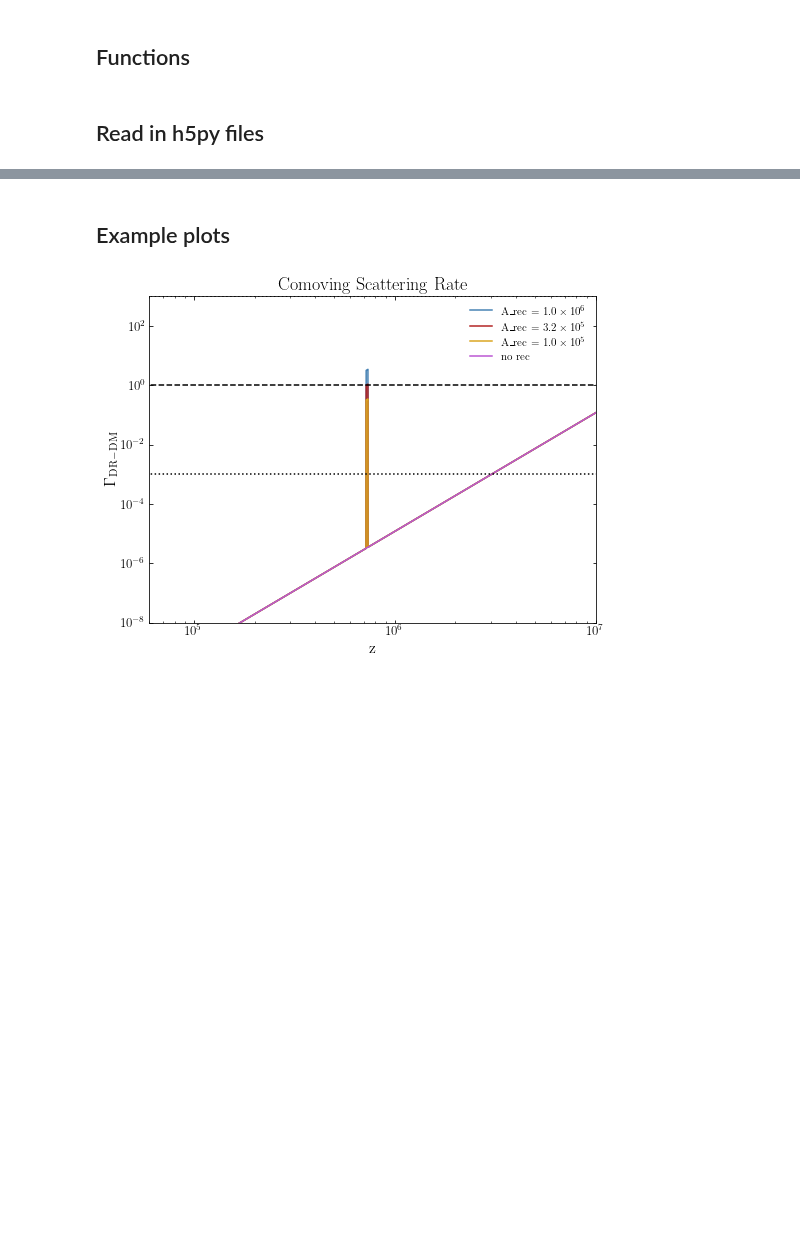
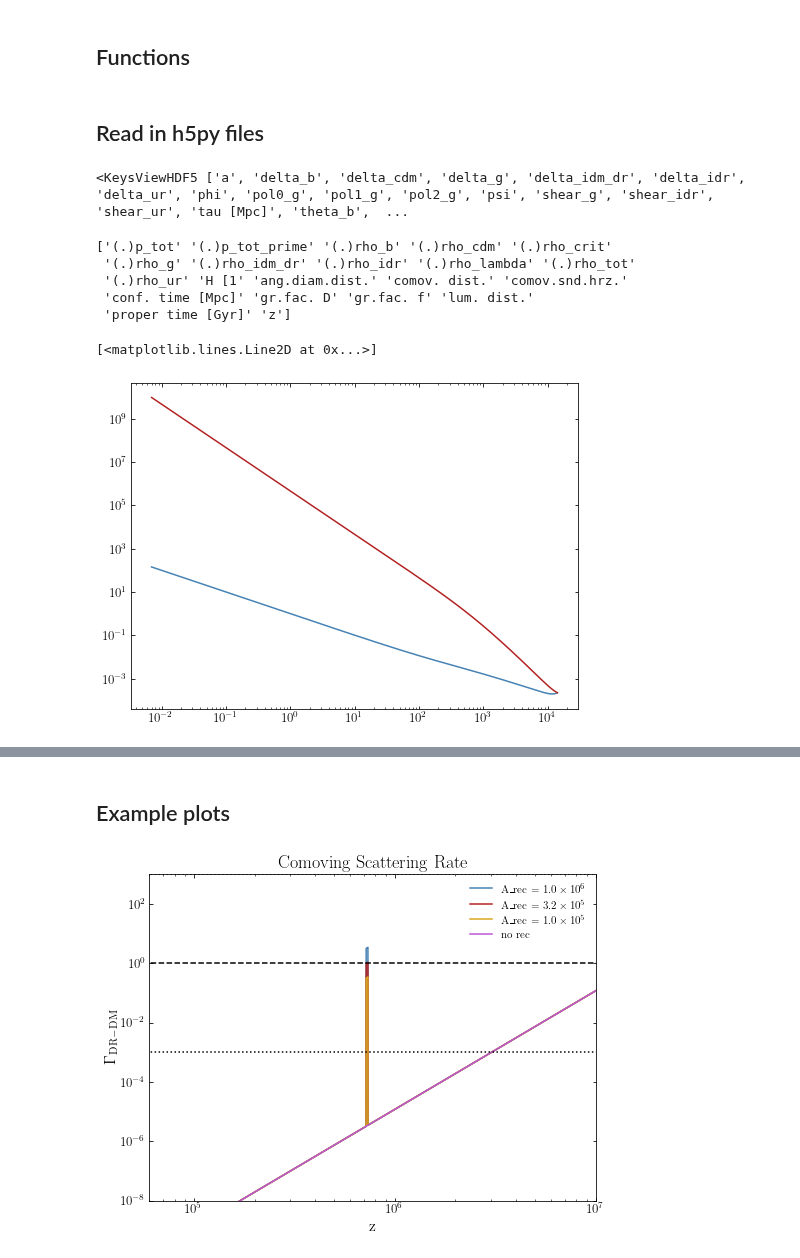
Before and after one commit to NolanSmyth/class_recoupling, a Jupyter notebook: delta_examples.ipynb, the cells around one changed output, grey strips where cells are left out. Saved outputs shown, nothing was run; the diff lists cells and outputs as text; code cells hidden in the pictures; blank space fills up the shorter version.

```diff
--- a/delta_examples.ipynb
+++ b/delta_examples.ipynb
@@ -57,6 +60,25 @@ with h5py.File(data_file, 'r') as f:
     rho_idr_no_rec = np.array(f['background']['(.)rho_idr'])
     rho_idm_no_rec = np.array(f['background']['(.)rho_idm_dr'])
     bkg_zs_no_rec = np.array(f['background']['z'])
+# %%
+with h5py.File(data_file, 'r') as f:
+    print(f['scalar']['k='+str(k)].keys())
+    # print(f['background'].keys())
+# %% [output]
+<KeysViewHDF5 ['a', 'delta_b', 'delta_cdm', 'delta_g', 'delta_idm_dr', 'delta_idr', 'delta_ur', 'phi', 'pol0_g', 'pol1_g', 'pol2_g', 'psi', 'shear_g', 'shear_idr', 'shear_ur', 'tau [Mpc]', 'theta_b',  ...
+# %%
+with h5py.File(data_file, 'r') as f:
+    print(np.array(f['background']))
+# %% [output]
+['(.)p_tot' '(.)p_tot_prime' '(.)rho_b' '(.)rho_cdm' '(.)rho_crit'
+ '(.)rho_g' '(.)rho_idm_dr' '(.)rho_idr' '(.)rho_lambda' '(.)rho_tot'
+ '(.)rho_ur' 'H [1' 'ang.diam.dist.' 'comov. dist.' 'comov.snd.hrz.'
+ 'conf. time [Mpc]' 'gr.fac. D' 'gr.fac. f' 'lum. dist.'
+ 'proper time [Gyr]' 'z']
+# %%
+# H_interp = pickle.load(open('interps/H_interp.p','rb')) #H(z)
+
+H_interp = UnivariateSpline(cos.get_background()['conf. time [Mpc]'], cos.get_background()['H [1/Mpc]'], **spline_pars) #H(Tau)
 # %%
 #Get data for cases with recoupling
 delta_chi_dot_arr = []
@@ -98,0 +151,8 @@ for A_rec in A_recs:
+# %%
+tau_tests = np.geomspace(tau_data[0],tau_data[-1], int(1e4))
+# %%
+plt.loglog(tau_tests,aprime(tau_tests)/a(tau_tests))
+plt.loglog(tau_tests,H_interp(tau_tests))
+# %% [output]
+[<matplotlib.lines.Line2D at 0x...>]
+[figure, added]
```
Also changed, not shown: parts of 48 cells of this notebook, 7 other files.
